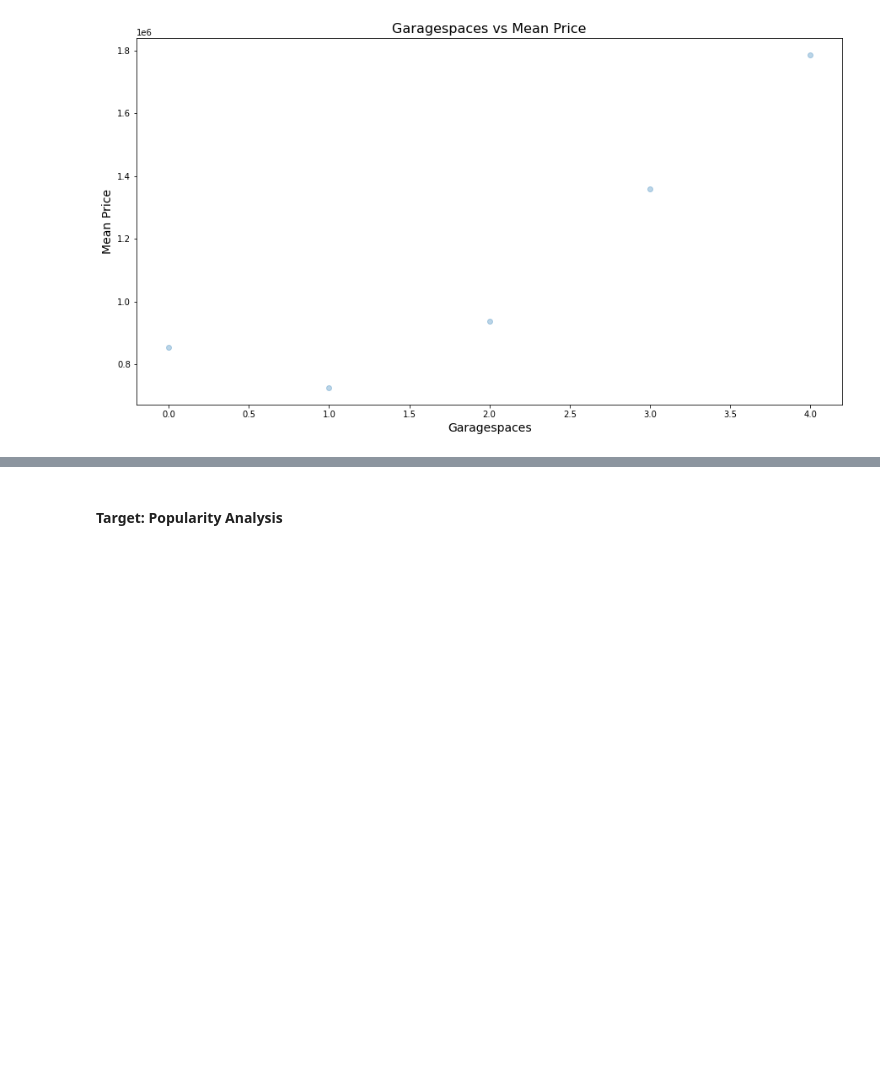
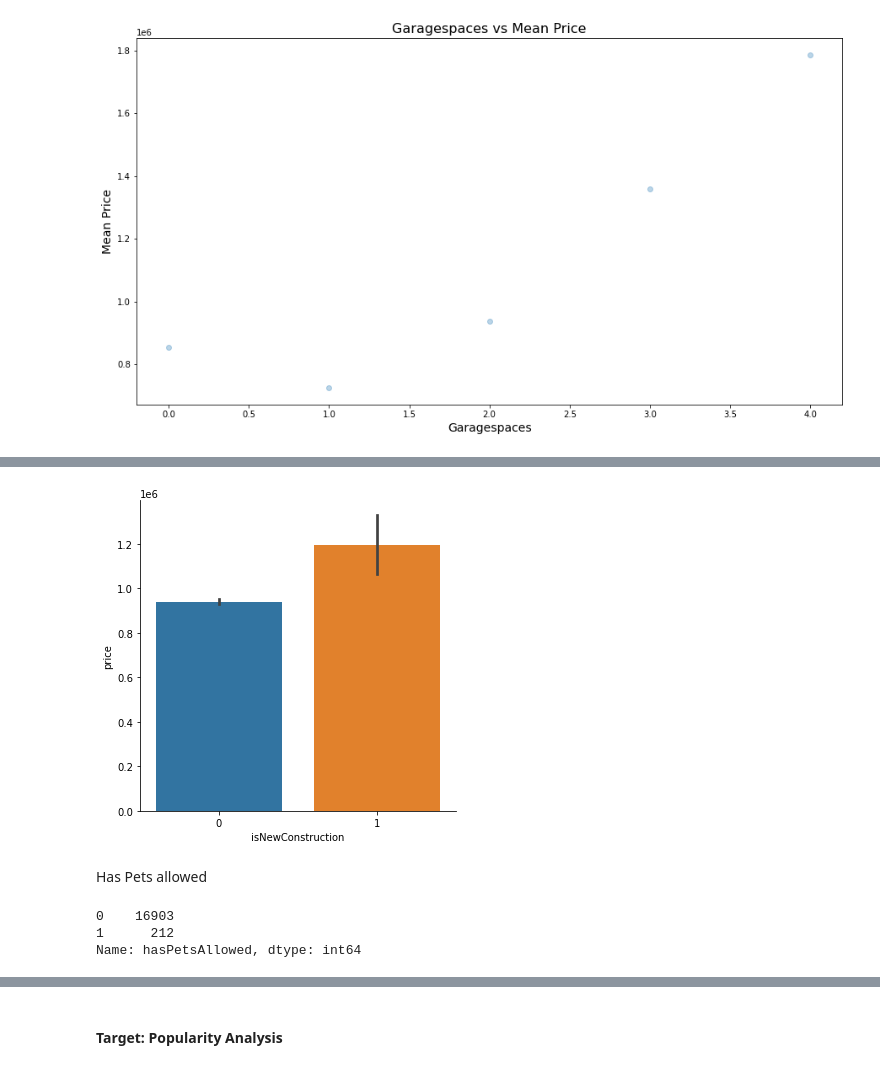
Before and after one commit to erin-vu/real_estate, a Jupyter notebook: Real Estate Analysis.ipynb, the cells around one changed output, grey strips where cells are left out. Drawn from its saved outputs; the diff is of its cells as text; code cells hidden in the pictures; blank space fills up the shorter version.

```diff
--- a/Real Estate Analysis.ipynb
+++ b/Real Estate Analysis.ipynb
@@ -997,0 +1023,12 @@ df_single.drop('hasGarage', inplace=True, axis=1)
+# %%
+sns.catplot(data=df_single, kind='bar', x='isNewConstruction', y='price');
+# %% [output]
+[figure, added]
+# %% [markdown]
+Has Pets allowed
+# %%
+df_single['hasPetsAllowed'].value_counts()
+# %% [output]
+0    16903
+1      212
+Name: hasPetsAllowed, dtype: int64
```
Also changed, not shown: parts of 9 cells of this notebook.
